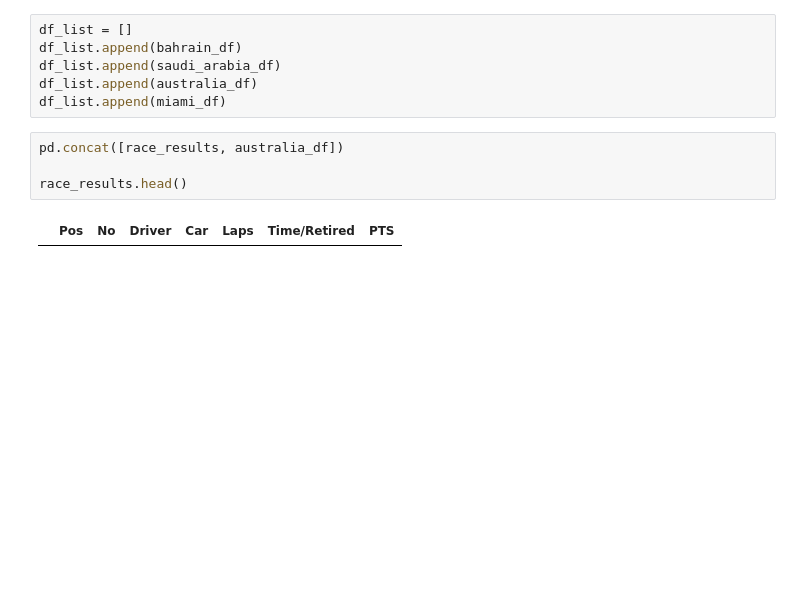
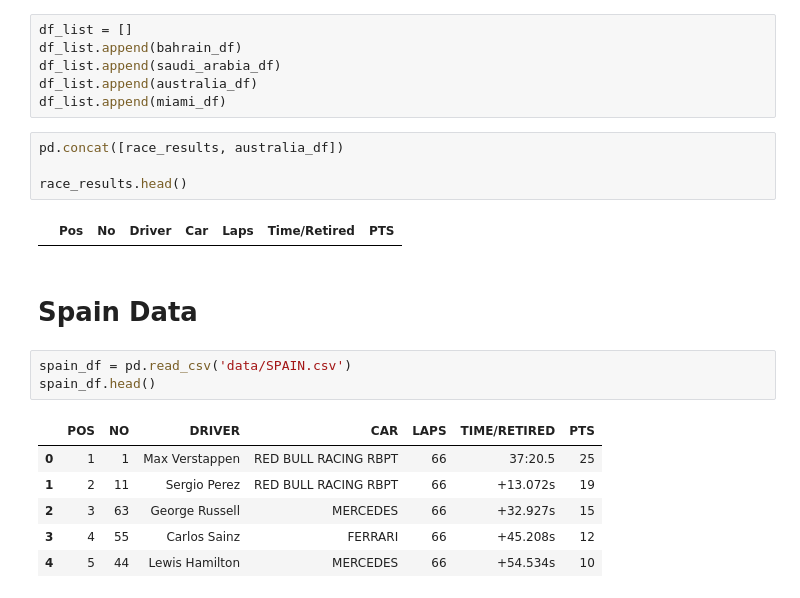
Before and after one commit to JB-26/f1-2022-analysis, a Jupyter notebook: analysis.ipynb, the cells around one changed output. Saved outputs shown, nothing was run; the diff lists cells and outputs as text; blank space fills up the shorter version.

```diff
--- a/analysis.ipynb
+++ b/analysis.ipynb
@@ -188,3 +188,15 @@ pd.concat([race_results, australia_df])
 race_results.head()
 # %% [output]
 |  | Pos | No | Driver | Car | Laps | Time/Retired | PTS |
+# %% [markdown]
+# Spain Data
+# %%
+spain_df = pd.read_csv('data/SPAIN.csv')
+spain_df.head()
+# %% [output]
+|  | POS | NO | DRIVER | CAR | LAPS | TIME/RETIRED | PTS |
+| 0 | 1 | 1 | Max Verstappen | RED BULL RACING RBPT | 66 | 37:20.5 | 25 |
+| 1 | 2 | 11 | Sergio Perez | RED BULL RACING RBPT | 66 | +13.072s | 19 |
+| 2 | 3 | 63 | George Russell | MERCEDES | 66 | +32.927s | 15 |
+| 3 | 4 | 55 | Carlos Sainz | FERRARI | 66 | +45.208s | 12 |
+| 4 | 5 | 44 | Lewis Hamilton | MERCEDES | 66 | +54.534s | 10 |
```
Also changed, not shown: 5 other files.
